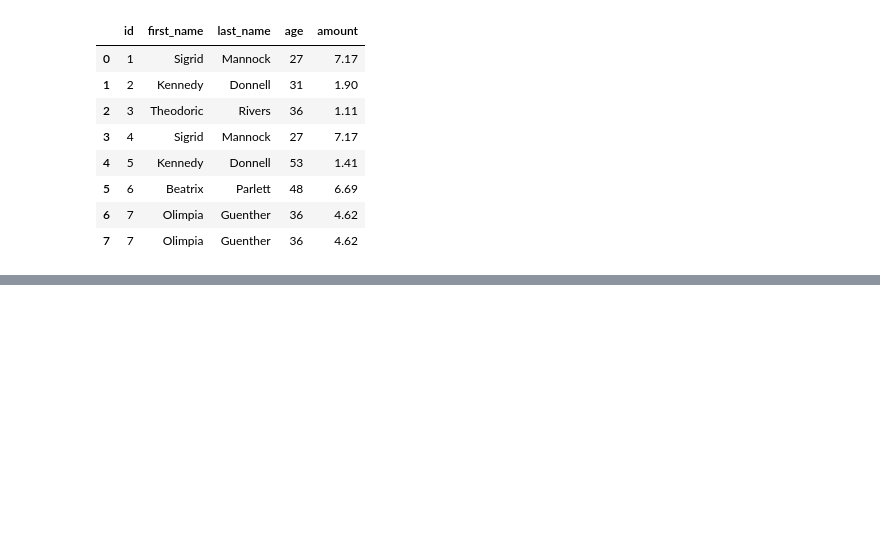
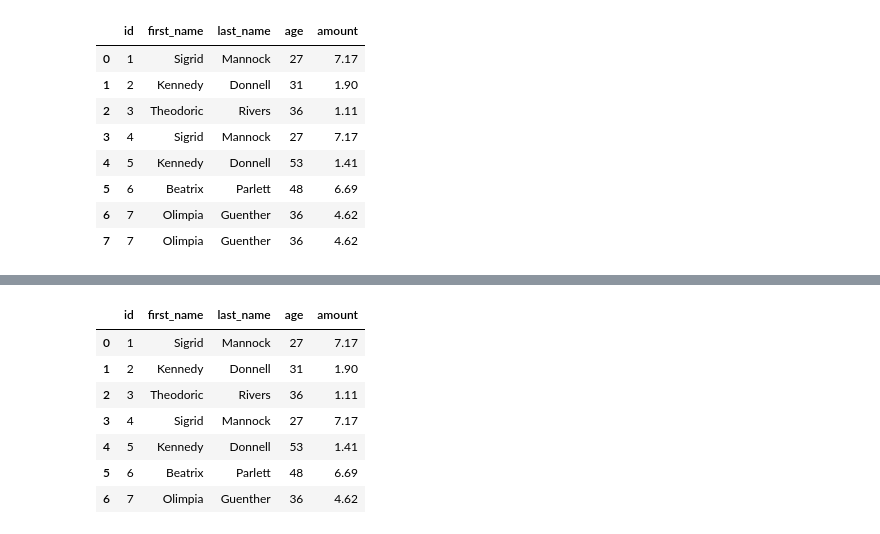
Before and after one commit to SaidGandur01/data-analysis-python, a Jupyter notebook: Sesion2/1.Pandas.ipynb, the cells around one changed output, grey strips where cells are left out. Drawn from its saved outputs; the diff is of its cells as text; code cells hidden in the pictures; blank space fills up the shorter version.

```diff
--- a/Sesion2/1.Pandas.ipynb
+++ b/Sesion2/1.Pandas.ipynb
@@ -212,0 +225,12 @@ df
+# %%
+df = df.drop_duplicates()
+df
+# %% [output]
+|  | id | first_name | last_name | age | amount |
+| 0 | 1 | Sigrid | Mannock | 27 | 7.17 |
+| 1 | 2 | Kennedy | Donnell | 31 | 1.90 |
+| 2 | 3 | Theodoric | Rivers | 36 | 1.11 |
+| 3 | 4 | Sigrid | Mannock | 27 | 7.17 |
+| 4 | 5 | Kennedy | Donnell | 53 | 1.41 |
+| 5 | 6 | Beatrix | Parlett | 48 | 6.69 |
+| 6 | 7 | Olimpia | Guenther | 36 | 4.62 |
```
Also changed, not shown: parts of 4 cells of this notebook.
